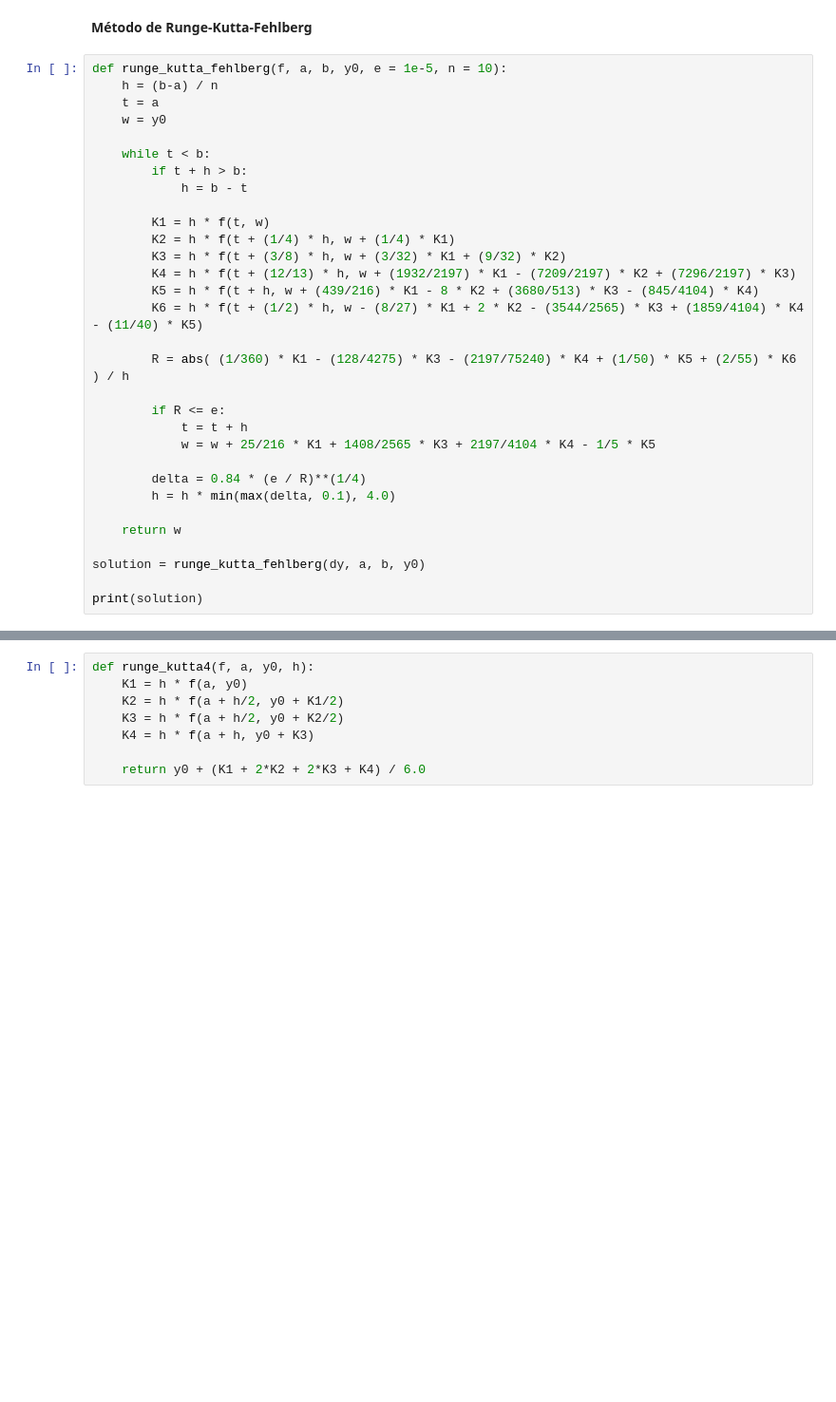
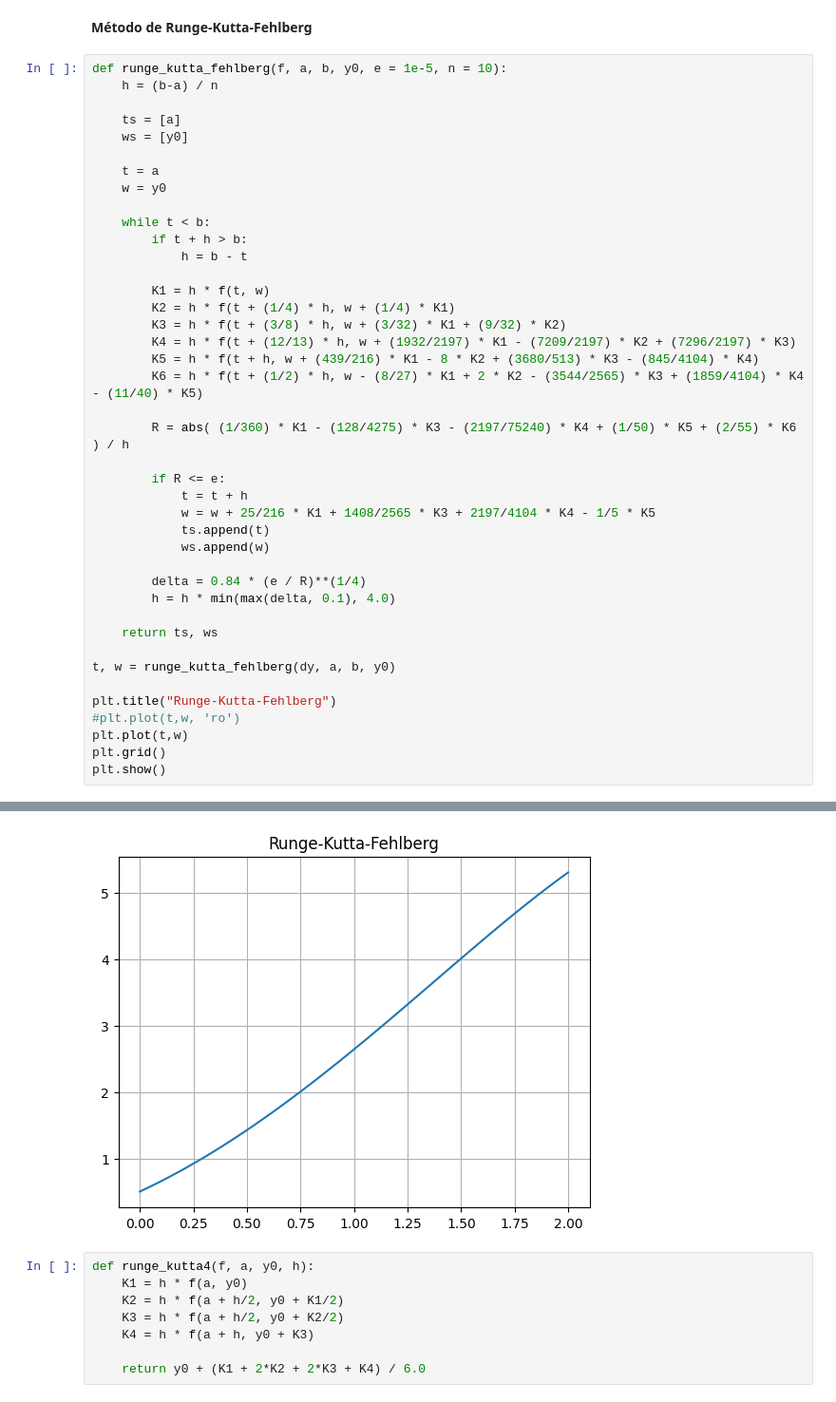
Before and after one commit to JonathanWNogueira/burden_numerical_analysis, a Jupyter notebook: 5.ipynb, the cells around one changed output, grey strips where cells are left out. Shown at 95% size. Saved outputs shown, nothing was run; the diff lists cells and outputs as text; blank space fills up the shorter version.

```diff
--- a/5.ipynb
+++ b/5.ipynb
@@ -88,6 +109,10 @@ print(solution)
 # %%
 def runge_kutta_fehlberg(f, a, b, y0, e = 1e-5, n = 10):
     h = (b-a) / n
+
+    ts = [a]
+    ws = [y0]
+
     t = a
     w = y0
 
@@ -107,13 +132,19 @@ def runge_kutta_fehlberg(f, a, b, y0, e = 1e-5, n = 10):
         if R <= e:
             t = t + h
             w = w + 25/216 * K1 + 1408/2565 * K3 + 2197/4104 * K4 - 1/5 * K5
+            ts.append(t)
+            ws.append(w)
 
         delta = 0.84 * (e / R)**(1/4)
         h = h * min(max(delta, 0.1), 4.0)
 
-    return w
+    return ts, ws
 
-solution = runge_kutta_fehlberg(dy, a, b, y0)
+t, w = runge_kutta_fehlberg(dy, a, b, y0)
 
-print(solution)
+plt.title("Runge-Kutta-Fehlberg")
+#plt.plot(t,w, 'ro')
+plt.plot(t,w)
+plt.grid()
+plt.show()
 # %% [output]
@@ -121,3 +151,4 @@ print(solution)
+[figure, added]
 # %%
 def runge_kutta4(f, a, y0, h):
     K1 = h * f(a, y0)
```
Also changed, not shown: parts of 12 cells of this notebook.
